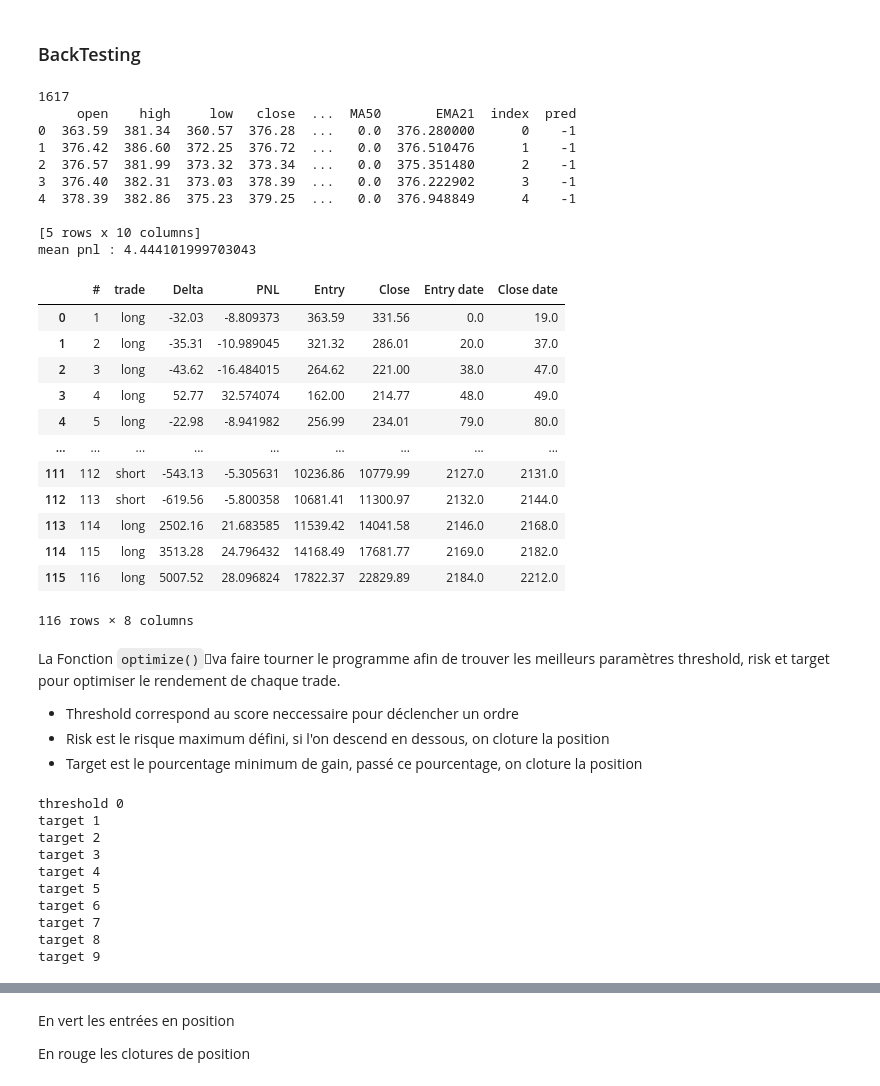
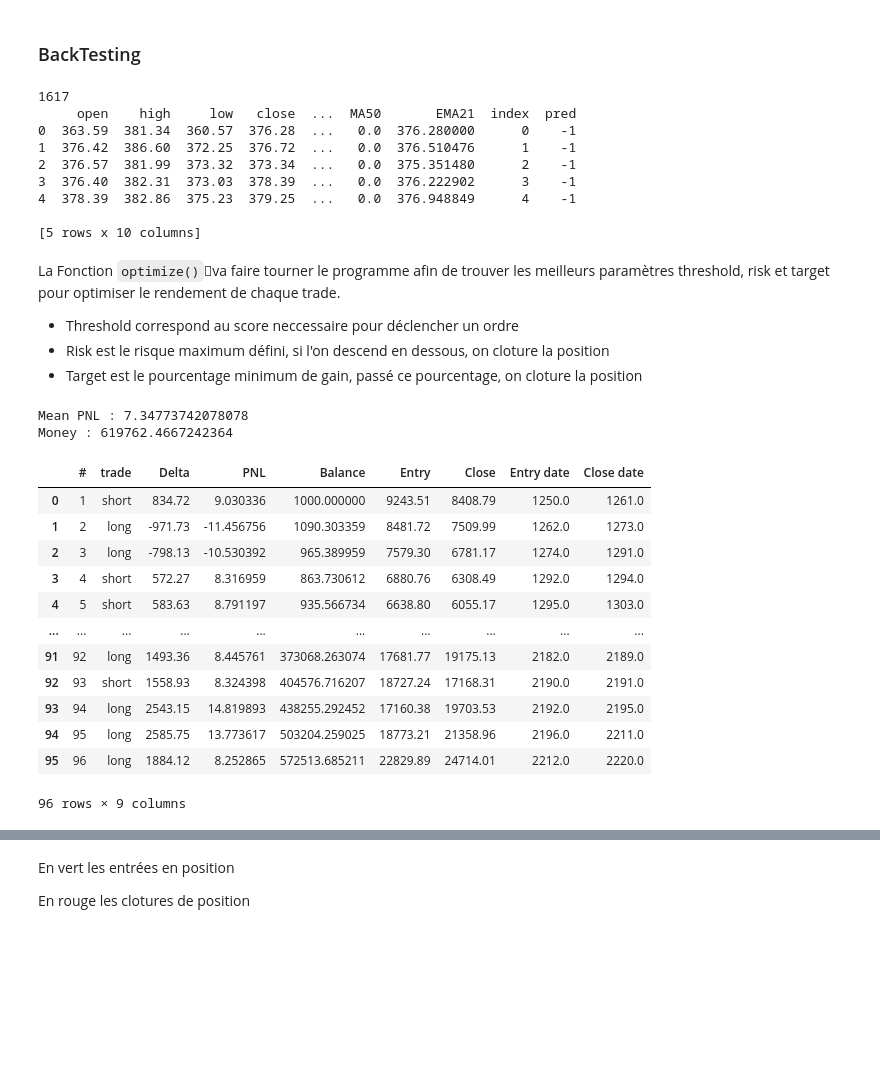
Before and after one commit to hderoche/RNN_Bitcoin_Prediction, a Jupyter notebook: RNN.ipynb, the cells around one changed output, grey strips where cells are left out. Cells and saved outputs as stored; diff of their text form; code cells hidden in the pictures; blank space fills up the shorter version.

```diff
--- a/RNN.ipynb
+++ b/RNN.ipynb
@@ -1040,17 +1026,13 @@ dataBot['pred'] = np.append(np.full(data.shape[0] - len(diff_test_preds), -1), d
 
 print(dataBot.head())
 
-def scoring():
+def scoring(data):
   L_score = []
   for i in range(dataBot.shape[0]):
     L_score.append(rules(dataBot.iloc[i, :]))
   return L_score
 
-scoring()
-
-decision(scoring(), dataBot, 4, 20, 5)
-print('mean pnl :',btcBot.on_profit()[1])
-btcBot.show_trades()
+#scoring()
 # %% [output]
 1617
      open    high     low   close  ...  MA50       EMA21  index  pred
@@ -1061,18 +1043,4 @@ btcBot.show_trades()
 4  378.39  382.86  375.23  379.25  ...   0.0  376.948849      4    -1
 
 [5 rows x 10 columns]
-mean pnl : 4.444101999703043
-|  | # | trade | Delta | PNL | Entry | Close | Entry date | Close date |
-| 0 | 1 | long | -32.03 | -8.809373 | 363.59 | 331.56 | 0.0 | 19.0 |
-| 1 | 2 | long | -35.31 | -10.989045 | 321.32 | 286.01 | 20.0 | 37.0 |
-| 2 | 3 | long | -43.62 | -16.484015 | 264.62 | 221.00 | 38.0 | 47.0 |
-| 3 | 4 | long | 52.77 | 32.574074 | 162.00 | 214.77 | 48.0 | 49.0 |
-| 4 | 5 | long | -22.98 | -8.941982 | 256.99 | 234.01 | 79.0 | 80.0 |
-| ... | ... | ... | ... | ... | ... | ... | ... | ... |
-| 111 | 112 | short | -543.13 | -5.305631 | 10236.86 | 10779.99 | 2127.0 | 2131.0 |
-| 112 | 113 | short | -619.56 | -5.800358 | 10681.41 | 11300.97 | 2132.0 | 2144.0 |
-| 113 | 114 | long | 2502.16 | 21.683585 | 11539.42 | 14041.58 | 2146.0 | 2168.0 |
-| 114 | 115 | long | 3513.28 | 24.796432 | 14168.49 | 17681.77 | 2169.0 | 2182.0 |
-| 115 | 116 | long | 5007.52 | 28.096824 | 17822.37 | 22829.89 | 2184.0 | 2212.0 |
-116 rows × 8 columns
 # %% [markdown]
@@ -1103,17 +1071,28 @@ def optimize():
   return temp_res, temp_var
 # Result Threshold: 3, Target: 40, Risk: 10
 # Mean PNL : 5.2980928157229
-optimize()
+#meanPNL, coeff = optimize()
-# %% [output]
-threshold 0
-target 1
-target 2
-target 3
-target 4
-target 5
-target 6
-target 7
-target 8
-target 9
+# %%
+decision(scoring(dataBot[1250:]), dataBot[1250:], 0, 7, 10)
+df = btcBot.show_trades()
+print('Mean PNL :', df['PNL'].mean())
+print('Money :', btcBot.money)
+df
+# %% [output]
+Mean PNL : 7.34773742078078
+Money : 619762.4667242364
+|  | # | trade | Delta | PNL | Balance | Entry | Close | Entry date | Close date |
+| 0 | 1 | short | 834.72 | 9.030336 | 1000.000000 | 9243.51 | 8408.79 | 1250.0 | 1261.0 |
+| 1 | 2 | long | -971.73 | -11.456756 | 1090.303359 | 8481.72 | 7509.99 | 1262.0 | 1273.0 |
+| 2 | 3 | long | -798.13 | -10.530392 | 965.389959 | 7579.30 | 6781.17 | 1274.0 | 1291.0 |
+| 3 | 4 | short | 572.27 | 8.316959 | 863.730612 | 6880.76 | 6308.49 | 1292.0 | 1294.0 |
+| 4 | 5 | short | 583.63 | 8.791197 | 935.566734 | 6638.80 | 6055.17 | 1295.0 | 1303.0 |
+| ... | ... | ... | ... | ... | ... | ... | ... | ... | ... |
+| 91 | 92 | long | 1493.36 | 8.445761 | 373068.263074 | 17681.77 | 19175.13 | 2182.0 | 2189.0 |
+| 92 | 93 | short | 1558.93 | 8.324398 | 404576.716207 | 18727.24 | 17168.31 | 2190.0 | 2191.0 |
+| 93 | 94 | long | 2543.15 | 14.819893 | 438255.292452 | 17160.38 | 19703.53 | 2192.0 | 2195.0 |
+| 94 | 95 | long | 2585.75 | 13.773617 | 503204.259025 | 18773.21 | 21358.96 | 2196.0 | 2211.0 |
+| 95 | 96 | long | 1884.12 | 8.252865 | 572513.685211 | 22829.89 | 24714.01 | 2212.0 | 2220.0 |
+96 rows × 9 columns
 # %%
 
```
Also changed, not shown: parts of 7 cells of this notebook.
